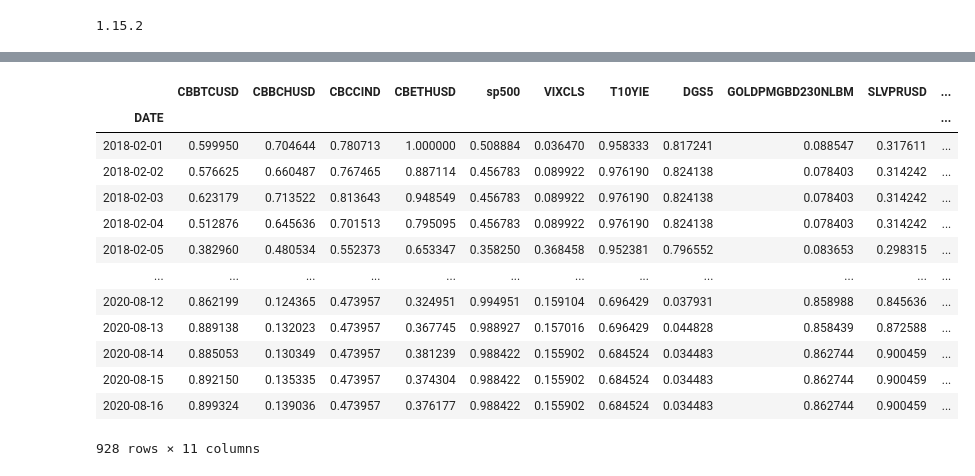
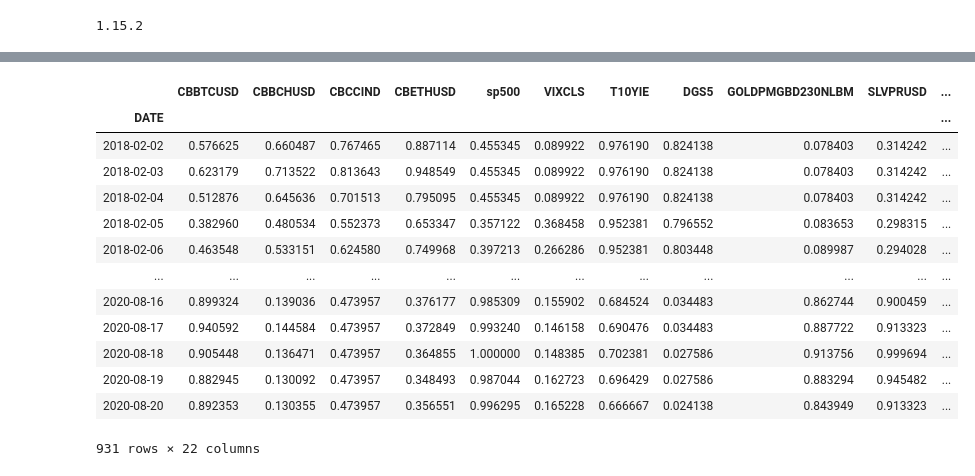
Before and after one commit to tang-ji/BTC-prediction, a Jupyter notebook: stack-rnn-arima-xgb.ipynb, the cells around one changed output, grey strips where cells are left out. Saved outputs shown, nothing was run; the diff lists cells and outputs as text; code cells hidden in the pictures.

```diff
--- a/stack-rnn-arima-xgb.ipynb
+++ b/stack-rnn-arima-xgb.ipynb
@@ -72,19 +80,19 @@ Indicators_full = pd.concat([Indicators_pct, Indicators_sca], axis=1)
-# %%
-df_log = Indicators_sca
-Indicators_sca
-# %% [output]
-|  | CBBTCUSD | CBBCHUSD | CBCCIND | CBETHUSD | sp500 | VIXCLS | T10YIE | DGS5 | GOLDPMGBD230NLBM | SLVPRUSD | ... |
-| DATE |  |  |  |  |  |  |  |  |  |  | ... |
-| 2018-02-01 | 0.599950 | 0.704644 | 0.780713 | 1.000000 | 0.508884 | 0.036470 | 0.958333 | 0.817241 | 0.088547 | 0.317611 | ... |
-| 2018-02-02 | 0.576625 | 0.660487 | 0.767465 | 0.887114 | 0.456783 | 0.089922 | 0.976190 | 0.824138 | 0.078403 | 0.314242 | ... |
-| 2018-02-03 | 0.623179 | 0.713522 | 0.813643 | 0.948549 | 0.456783 | 0.089922 | 0.976190 | 0.824138 | 0.078403 | 0.314242 | ... |
-| 2018-02-04 | 0.512876 | 0.645636 | 0.701513 | 0.795095 | 0.456783 | 0.089922 | 0.976190 | 0.824138 | 0.078403 | 0.314242 | ... |
-| 2018-02-05 | 0.382960 | 0.480534 | 0.552373 | 0.653347 | 0.358250 | 0.368458 | 0.952381 | 0.796552 | 0.083653 | 0.298315 | ... |
-| ... | ... | ... | ... | ... | ... | ... | ... | ... | ... | ... | ... |
-| 2020-08-12 | 0.862199 | 0.124365 | 0.473957 | 0.324951 | 0.994951 | 0.159104 | 0.696429 | 0.037931 | 0.858988 | 0.845636 | ... |
-| 2020-08-13 | 0.889138 | 0.132023 | 0.473957 | 0.367745 | 0.988927 | 0.157016 | 0.696429 | 0.044828 | 0.858439 | 0.872588 | ... |
-| 2020-08-14 | 0.885053 | 0.130349 | 0.473957 | 0.381239 | 0.988422 | 0.155902 | 0.684524 | 0.034483 | 0.862744 | 0.900459 | ... |
-| 2020-08-15 | 0.892150 | 0.135335 | 0.473957 | 0.374304 | 0.988422 | 0.155902 | 0.684524 | 0.034483 | 0.862744 | 0.900459 | ... |
-| 2020-08-16 | 0.899324 | 0.139036 | 0.473957 | 0.376177 | 0.988422 | 0.155902 | 0.684524 | 0.034483 | 0.862744 | 0.900459 | ... |
-928 rows × 11 columns
+# %%
+df_log = Indicators_full[1:]
+df_log
+# %% [output]
+|  | CBBTCUSD | CBBCHUSD | CBCCIND | CBETHUSD | sp500 | VIXCLS | T10YIE | DGS5 | GOLDPMGBD230NLBM | SLVPRUSD | ... |
+| DATE |  |  |  |  |  |  |  |  |  |  | ... |
+| 2018-02-02 | 0.576625 | 0.660487 | 0.767465 | 0.887114 | 0.455345 | 0.089922 | 0.976190 | 0.824138 | 0.078403 | 0.314242 | ... |
+| 2018-02-03 | 0.623179 | 0.713522 | 0.813643 | 0.948549 | 0.455345 | 0.089922 | 0.976190 | 0.824138 | 0.078403 | 0.314242 | ... |
+| 2018-02-04 | 0.512876 | 0.645636 | 0.701513 | 0.795095 | 0.455345 | 0.089922 | 0.976190 | 0.824138 | 0.078403 | 0.314242 | ... |
+| 2018-02-05 | 0.382960 | 0.480534 | 0.552373 | 0.653347 | 0.357122 | 0.368458 | 0.952381 | 0.796552 | 0.083653 | 0.298315 | ... |
+| 2018-02-06 | 0.463548 | 0.533151 | 0.624580 | 0.749968 | 0.397213 | 0.266286 | 0.952381 | 0.803448 | 0.089987 | 0.294028 | ... |
+| ... | ... | ... | ... | ... | ... | ... | ... | ... | ... | ... | ... |
+| 2020-08-16 | 0.899324 | 0.139036 | 0.473957 | 0.376177 | 0.985309 | 0.155902 | 0.684524 | 0.034483 | 0.862744 | 0.900459 | ... |
+| 2020-08-17 | 0.940592 | 0.144584 | 0.473957 | 0.372849 | 0.993240 | 0.146158 | 0.690476 | 0.034483 | 0.887722 | 0.913323 | ... |
+| 2020-08-18 | 0.905448 | 0.136471 | 0.473957 | 0.364855 | 1.000000 | 0.148385 | 0.702381 | 0.027586 | 0.913756 | 0.999694 | ... |
+| 2020-08-19 | 0.882945 | 0.130092 | 0.473957 | 0.348493 | 0.987044 | 0.162723 | 0.696429 | 0.027586 | 0.883294 | 0.945482 | ... |
+| 2020-08-20 | 0.892353 | 0.130355 | 0.473957 | 0.356551 | 0.996295 | 0.165228 | 0.666667 | 0.024138 | 0.843949 | 0.913323 | ... |
+931 rows × 22 columns
 # %%
```
Also changed, not shown: parts of 15 cells of this notebook.
